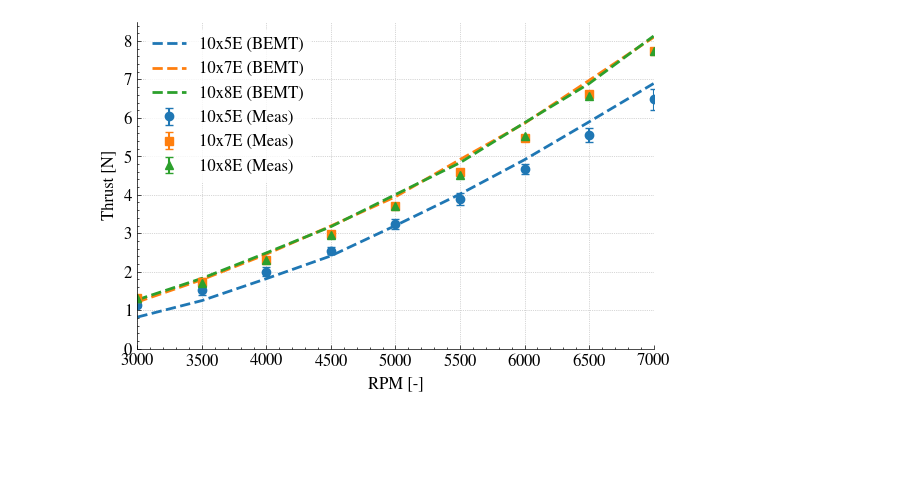
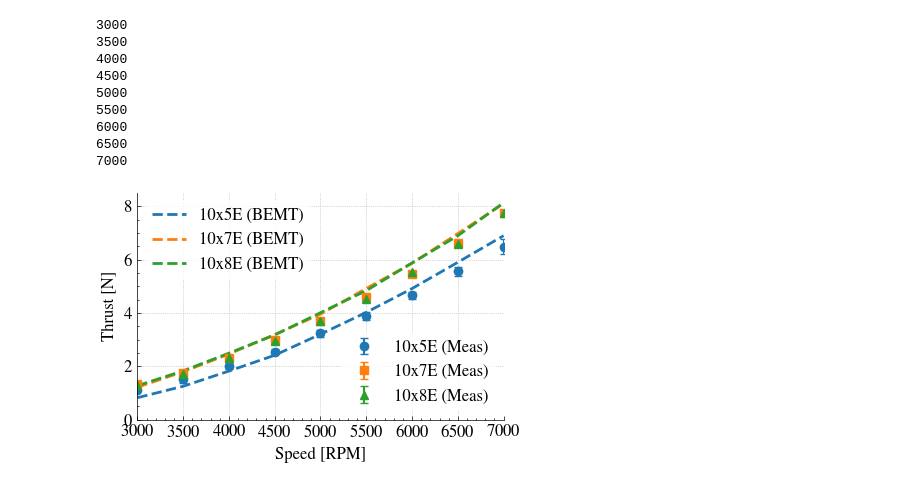
Before and after one commit to Frxljord/FastBEMT, a Jupyter notebook: Benchmarks/BEMT_validation.ipynb, the cells around one changed output. Saved outputs shown, nothing was run; the diff lists cells and outputs as text; code cells hidden in the pictures; blank space fills up the shorter version.

```diff
--- a/Benchmarks/BEMT_validation.ipynb
+++ b/Benchmarks/BEMT_validation.ipynb
@@ -10,6 +11,7 @@ thrust_values_10x7e = []
 thrust_values_10x8e = []
 
 for rpm in rpm_values:
+    print(rpm)
     params = LowFidelityParameters(
         rpm=rpm,
         a_inf=343,
@@ -19,6 +21,7 @@ for rpm in rpm_values:
         p_ref=2e-5,
         revolutions=100,
         num_obs_times_per_rev=100,
+        device='cuda',
     )
 
     with open("../Datasets/Propellers/10x5E.pkl", "rb") as f:
@@ -27,6 +30,7 @@ for rpm in rpm_values:
     propeller_10x5e = Propeller(
         propeller_geometry=blade_dict,
         params=params,
+        dtype=torch.float32
     )
 
     with open("../Datasets/Propellers/10x7E.pkl", "rb") as f:
@@ -35,6 +39,7 @@ for rpm in rpm_values:
     propeller_10x7e = Propeller(
         propeller_geometry=blade_dict,
         params=params,
+        dtype=torch.float32
     )
 
     with open("../Datasets/Propellers/10x8E.pkl", "rb") as f:
@@ -43,6 +48,7 @@ for rpm in rpm_values:
     propeller_10x8e = Propeller(
         propeller_geometry=blade_dict,
         params=params,
+        dtype=torch.float32
     )
 
     # Run BEMT
@@ -57,6 +63,16 @@ for rpm in rpm_values:
     propeller_10x8e.run_bemt(v_inf=0)
     thrust, _, _ , _  = propeller_10x8e.compute_total_forces()
     thrust_values_10x8e.append(thrust)
+# %% [output]
+3000
+3500
+4000
+4500
+5000
+5500
+6000
+6500
+7000
 # %%
 mean_thrust_10x7e = np.array([1.321277, 1.731331, 2.313578, 2.979274, 3.704298, 4.589624, 5.475130, 6.609976, 7.752219])
 std_thrust_10x7e = np.array([0.041742, 0.097682, 0.042499, 0.046986, 0.029013, 0.063586, 0.057441, 0.036956, 0.034880])
@@ -68,41 +84,55 @@ mean_thrust_10x8e = np.array([1.306817, 1.709860, 2.296879, 2.953333, 3.709218,
 std_thrust_10x8e = np.array([0.002370, 0.005965, 0.006378, 0.008630, 0.011122, 0.009448, 0.017245, 0.022818, 0.016024])
 # %%
 import matplotlib.pyplot as plt
-import scienceplots
+
 plt.style.use(['science','no-latex'])
-
-plt.figure(figsize=(6, 4))
+plt.figure(figsize=(4.5, 3))
 
 color_5e = 'tab:blue'
 color_7e = 'tab:orange'
 color_8e = 'tab:green'
 
-plt.plot(list(rpm_values), thrust_values_10x5e, color=color_5e, linestyle='--', linewidth=2, label='10x5E (BEMT)')
-plt.errorbar(list(rpm_values), mean_thrust_10x5e, yerr=std_thrust_10x5e,
-             color=color_5e, fmt='o', elinewidth=1.5,
-             capsize=3, label='10x5E (Meas)', linewidth=2)
+# Plotting logic
+p1, = plt.plot(list(rpm_values), thrust_values_10x5e, color=color_5e, linestyle='--', linewidth=2, label='10x5E (BEMT)')
+e1 = plt.errorbar(list(rpm_values), mean_thrust_10x5e, yerr=std_thrust_10x5e,
+             color=color_5e, fmt='o', elinewidth=1.5, capsize=3, label='10x5E (Meas)', linewidth=2)
 
-plt.plot(list(rpm_values), thrust_values_10x7e, color=color_7e, linestyle='--', linewidth=2, label='10x7E (BEMT)')
-plt.errorbar(list(rpm_values), mean_thrust_10x7e, yerr=std_thrust_10x7e,
-             color=color_7e, fmt='s', elinewidth=1.5,
-             capsize=3, label='10x7E (Meas)', linewidth=2)
+p2, = plt.plot(list(rpm_values), thrust_values_10x7e, color=color_7e, linestyle='--', linewidth=2, label='10x7E (BEMT)')
+e2 = plt.errorbar(list(rpm_values), mean_thrust_10x7e, yerr=std_thrust_10x7e,
+             color=color_7e, fmt='s', elinewidth=1.5, capsize=3, label='10x7E (Meas)', linewidth=2)
 
-plt.plot(list(rpm_values), thrust_values_10x8e, color=color_8e, linestyle='--', linewidth=2, label='10x8E (BEMT)')
-plt.errorbar(list(rpm_values), mean_thrust_10x8e, yerr=std_thrust_10x8e,
-             color=color_8e, fmt='^', elinewidth=1.5,
-             capsize=3, label='10x8E (Meas)', linewidth=2)
+p3, = plt.plot(list(rpm_values), thrust_values_10x8e, color=color_8e, linestyle='--', linewidth=2, label='10x8E (BEMT)')
+e3 = plt.errorbar(list(rpm_values), mean_thrust_10x8e, yerr=std_thrust_10x8e,
+             color=color_8e, fmt='^', elinewidth=1.5, capsize=3, label='10x8E (Meas)', linewidth=2)
 
-plt.xlabel('RPM [-]', fontsize=12)
+# --- SPLIT LEGEND LOGIC ---
+
+# Legend 1: BEMT (Top Left)
+# Note: errorbar returns a container, so we use the first element for the legend handle if needed,
+# but here we specifically want the line plots (p1, p2, p3).
+leg1 = plt.legend([p1, p2, p3], ['10x5E (BEMT)', '10x7E (BEMT)', '10x8E (BEMT)'],
+                  loc='upper left', fontsize=12, frameon=True, edgecolor='none')
+
+# Add the first legend manually so the second one doesn't remove it
+plt.gca().add_artist(leg1)
+
+# Legend 2: Measured (Bottom Right)
+plt.legend([e1, e2, e3], ['10x5E (Meas)', '10x7E (Meas)', '10x8E (Meas)'],
+           loc='lower right', fontsize=12, frameon=True, edgecolor='none')
+
+# --- FORMATTING ---
+plt.xlabel('Speed [RPM]', fontsize=12)
 plt.ylabel('Thrust [N]', fontsize=12)
 plt.xticks(fontsize=12)
 plt.yticks(fontsize=12)
 plt.grid(True, linestyle=':')
-plt.legend(fontsize=12, frameon=True, edgecolor='white')
-plt.xlim(3000,7000)
+plt.xlim(3000, 7000)
 plt.ylim(0)
 plt.gca().spines[['top', 'right']].set_visible(False)
 plt.gca().tick_params(top=False, right=False, which='both')
 plt.tight_layout()
+# plt.gca().set_aspect('equal')
+plt.savefig('../Figures/BEMT_val.pdf', dpi=200)
 plt.show()
 # %% [output]
-[figure, old version]
+[figure, new version]
```
Also changed, not shown: parts of 1 cell of this notebook, 14 other files.
